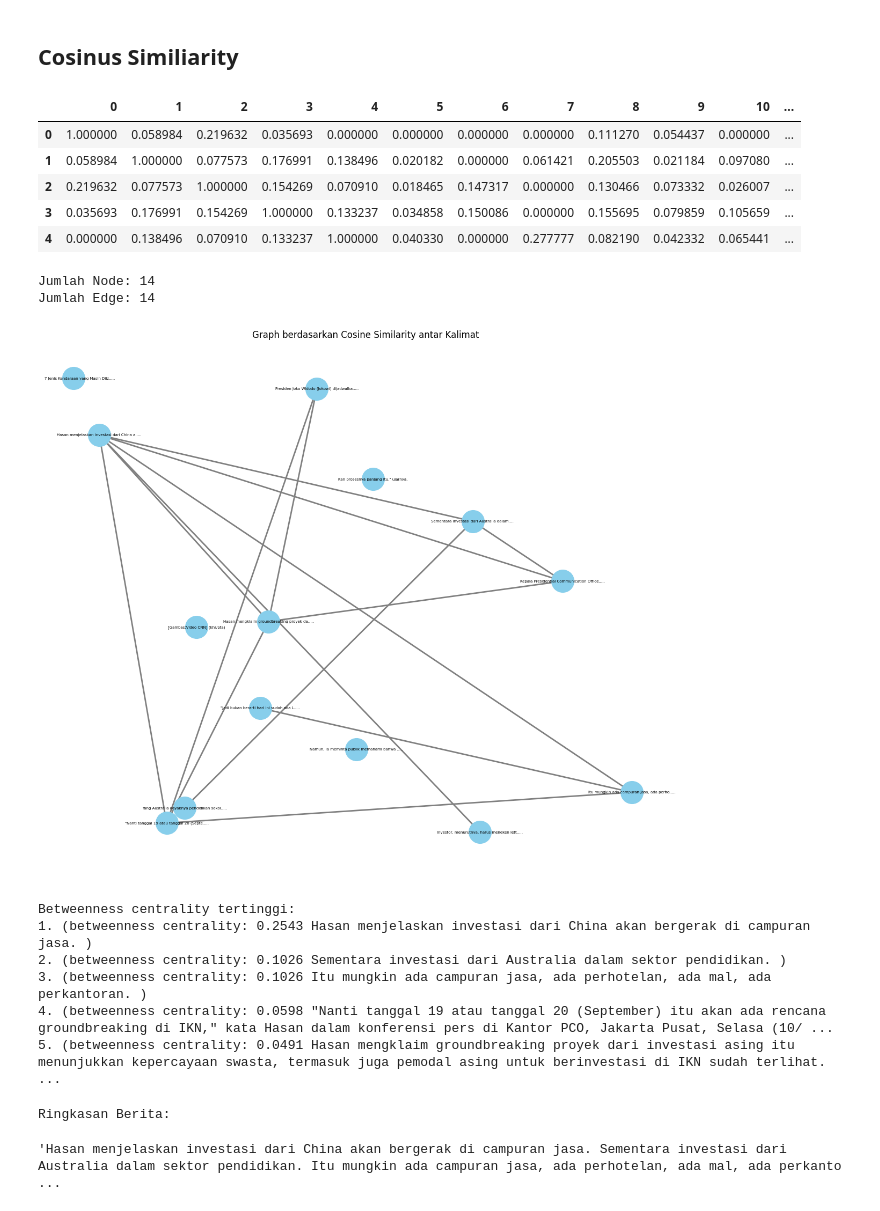
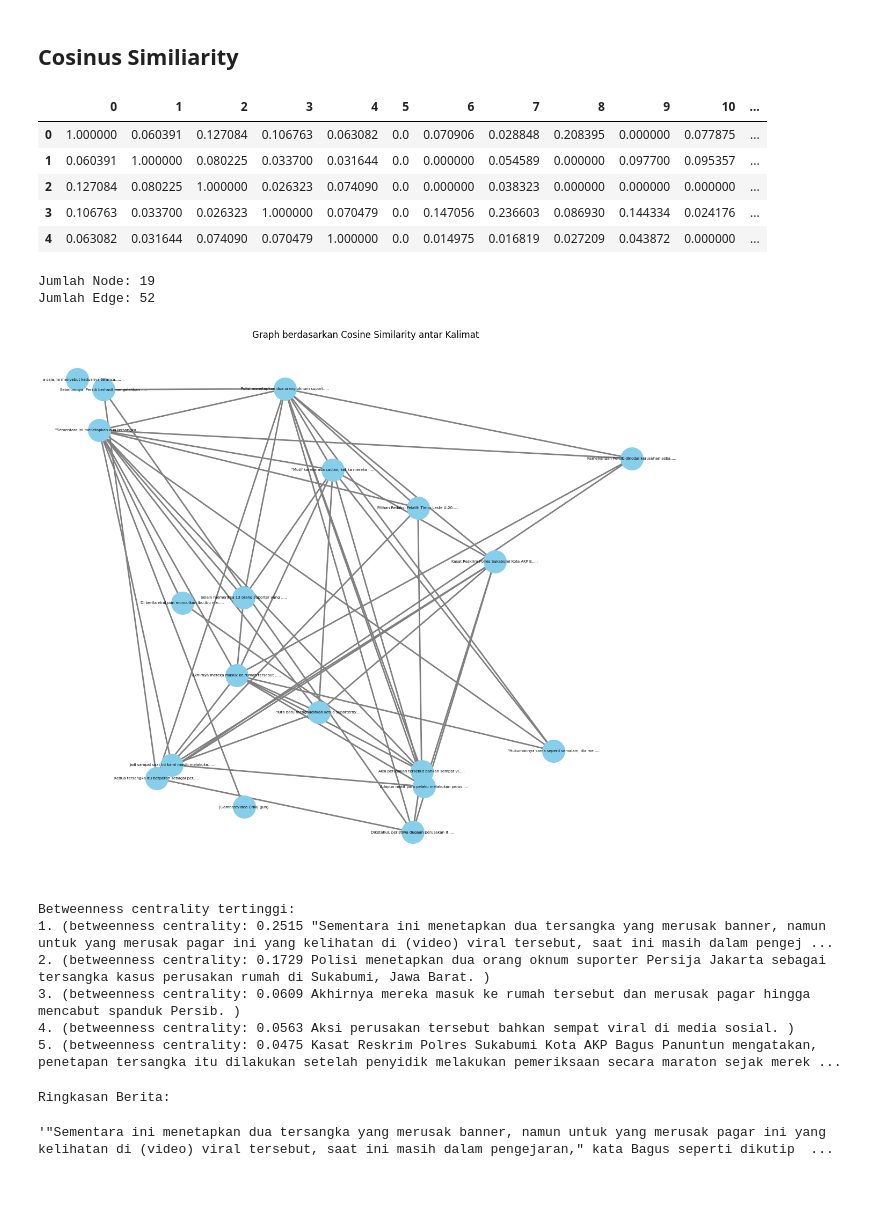
Before and after one commit to RahmaNhz/PPW, a Jupyter notebook: _sources/RingkasBerita.ipynb, the cells around one changed output. Saved outputs shown, nothing was run; the diff lists cells and outputs as text; code cells hidden in the pictures.

```diff
--- a/_sources/RingkasBerita.ipynb
+++ b/_sources/RingkasBerita.ipynb
@@ -17,6 +17,6 @@ drive.mount('/content/drive')
 Mounted at /content/drive
 # %%
 import pandas as pd
-df = pd.read_csv("/content/drive/MyDrive/PPW/tugas/2_Kategoriberita-CNN.csv")
+df = pd.read_csv("/content/drive/MyDrive/PPW/tugas/1berita.csv")
 df.head(1)
 # %% [output]
@@ -36,7 +36,7 @@ import nltk
 from sklearn.feature_extraction.text import TfidfVectorizer
 
 # Tokenisasi kalimat dari teks berita
-kalimat = nltk.sent_tokenize(df['isi'][0])
+kalimat = nltk.sent_tokenize(df['berita'][0])
 
 # Menghitung TF-IDF untuk setiap kalimat
 vectorizer = TfidfVectorizer()
@@ -47,7 +47,7 @@ tfidf_df = pd.DataFrame(tfidf_matrix.toarray(), columns=vectorizer.get_feature_n
 
 # Menampilkan hasil TF-IDF dalam bentuk DataFrame
 print("TF-IDF per Kalimat:")
-tfidf_df.head()
+tfidf_df.head(20)
 #print(tfidf_df)
 
 # Menampilkan hasil TF-IDF
@@ -74,11 +85,11 @@ similarity = pd.DataFrame(cosine, columns=range(
 similarity.head()
 # %% [output]
 |  | 0 | 1 | 2 | 3 | 4 | 5 | 6 | 7 | 8 | 9 | 10 | ... |
-| 0 | 1.000000 | 0.058984 | 0.219632 | 0.035693 | 0.000000 | 0.000000 | 0.000000 | 0.000000 | 0.111270 | 0.054437 | 0.000000 | ... |
-| 1 | 0.058984 | 1.000000 | 0.077573 | 0.176991 | 0.138496 | 0.020182 | 0.000000 | 0.061421 | 0.205503 | 0.021184 | 0.097080 | ... |
-| 2 | 0.219632 | 0.077573 | 1.000000 | 0.154269 | 0.070910 | 0.018465 | 0.147317 | 0.000000 | 0.130466 | 0.073332 | 0.026007 | ... |
-| 3 | 0.035693 | 0.176991 | 0.154269 | 1.000000 | 0.133237 | 0.034858 | 0.150086 | 0.000000 | 0.155695 | 0.079859 | 0.105659 | ... |
-| 4 | 0.000000 | 0.138496 | 0.070910 | 0.133237 | 1.000000 | 0.040330 | 0.000000 | 0.277777 | 0.082190 | 0.042332 | 0.065441 | ... |
+| 0 | 1.000000 | 0.060391 | 0.127084 | 0.106763 | 0.063082 | 0.0 | 0.070906 | 0.028848 | 0.208395 | 0.000000 | 0.077875 | ... |
+| 1 | 0.060391 | 1.000000 | 0.080225 | 0.033700 | 0.031644 | 0.0 | 0.000000 | 0.054589 | 0.000000 | 0.097700 | 0.095357 | ... |
+| 2 | 0.127084 | 0.080225 | 1.000000 | 0.026323 | 0.074090 | 0.0 | 0.000000 | 0.038323 | 0.000000 | 0.000000 | 0.000000 | ... |
+| 3 | 0.106763 | 0.033700 | 0.026323 | 1.000000 | 0.070479 | 0.0 | 0.147056 | 0.236603 | 0.086930 | 0.144334 | 0.024176 | ... |
+| 4 | 0.063082 | 0.031644 | 0.074090 | 0.070479 | 1.000000 | 0.0 | 0.014975 | 0.016819 | 0.027209 | 0.043872 | 0.000000 | ... |
 # %%
 import networkx as nx
 import matplotlib.pyplot as plt
@@ -93,42 +104,43 @@ for i in range(len(cosine)):
 for i in range(len(cosine)):
     for j in range(len(cosine)):
         similarity = cosine[i][j]
-        if similarity > 0.1 and i != j:
+        if similarity >= 0.05 and i != j:  # Mengubah dari > 0.5 menjadi >= 0.5
             G.add_edge(i, j)
+
 
 # Memotong kalimat menjadi lebih pendek
 def potong_kalimat(kalimat, max_len=40):
     if len(kalimat) > max_len:
         return kalimat[:max_len] + '.....'
     return kalimat
 
 # Membuat label node dengan kalimat yang dipotong
 labels = {i: potong_kalimat(kalimat[i], max_len=40) for i in range(len(kalimat))}
 
 
 # Menggambar graf
 plt.figure(figsize=(12, 10))
 
 # Layout untuk penempatan node
 pos = nx.random_layout(G, seed=42)
 
 # Menggambar node, edge, dan label kalimat
 nx.draw(G, pos, with_labels=False, node_color='skyblue', node_size=900, edge_color='gray', width=2)
 
 # Menggambar label dengan kalimat yang sudah dipotong di dalam node
 nx.draw_networkx_labels(G, pos, labels, font_size=5, font_color="black", verticalalignment='center', horizontalalignment='center')
 
 # Menampilkan jumlah node dan edge
 print("Jumlah Node:", nx.number_of_nodes(G))
 print("Jumlah Edge:", nx.number_of_edges(G))
 
 # Menampilkan plot
 plt.title("Graph berdasarkan Cosine Similarity antar Kalimat")
 plt.show()
 # %% [output]
-Jumlah Node: 14
-Jumlah Edge: 14
+Jumlah Node: 19
+Jumlah Edge: 52
-[figure, old version]
+[figure, new version]
 # %%
 # Menghitung betweenness centrality
 betweenness_centrality = nx.betweenness_centrality(G)
@@ -140,11 +152,11 @@ for i, (score, sentence) in enumerate(ranked_by_betweenness[:5]):
     print(f"{i+1}. (betweenness centrality: {score:.4f} {sentence} )")
 # %% [output]
 Betweenness centrality tertinggi:
-1. (betweenness centrality: 0.2543 Hasan menjelaskan investasi dari China akan bergerak di campuran jasa. )
-2. (betweenness centrality: 0.1026 Sementara investasi dari Australia dalam sektor pendidikan. )
-3. (betweenness centrality: 0.1026 Itu mungkin ada campuran jasa, ada perhotelan, ada mal, ada perkantoran. )
-4. (betweenness centrality: 0.0598 "Nanti tanggal 19 atau tanggal 20 (September) itu akan ada rencana groundbreaking di IKN," kata Hasan dalam konferensi pers di Kantor PCO, Jakarta Pusat, Selasa (10/ ...
-5. (betweenness centrality: 0.0491 Hasan mengklaim groundbreaking proyek dari investasi asing itu menunjukkan kepercayaan swasta, termasuk juga pemodal asing untuk berinvestasi di IKN sudah terlihat.  ...
+1. (betweenness centrality: 0.2515 "Sementara ini menetapkan dua tersangka yang merusak banner, namun untuk yang merusak pagar ini yang kelihatan di (video) viral tersebut, saat ini masih dalam pengej ...
+2. (betweenness centrality: 0.1729 Polisi menetapkan dua orang oknum suporter Persija Jakarta sebagai tersangka kasus perusakan rumah di Sukabumi, Jawa Barat. )
+3. (betweenness centrality: 0.0609 Akhirnya mereka masuk ke rumah tersebut dan merusak pagar hingga mencabut spanduk Persib. )
+4. (betweenness centrality: 0.0563 Aksi perusakan tersebut bahkan sempat viral di media sosial. )
+5. (betweenness centrality: 0.0475 Kasat Reskrim Polres Sukabumi Kota AKP Bagus Panuntun mengatakan, penetapan tersangka itu dilakukan setelah penyidik melakukan pemeriksaan secara maraton sejak merek ...
 # %%
 # Urutkan kalimat berdasarkan nilai centrality tertinggi
 ranked_sentences = sorted(((betweenness_centrality[i], s) for i, s in enumerate(kalimat)), reverse=True)
@@ -158,4 +170,4 @@ print("Ringkasan Berita:")
 summary
 # %% [output]
 Ringkasan Berita:
-'Hasan menjelaskan investasi dari China akan bergerak di campuran jasa. Sementara investasi dari Australia dalam sektor pendidikan. Itu mungkin ada campuran jasa, ada perhotelan, ada mal, ada perkanto ...
+'"Sementara ini menetapkan dua tersangka yang merusak banner, namun untuk yang merusak pagar ini yang kelihatan di (video) viral tersebut, saat ini masih dalam pengejaran," kata Bagus seperti dikutip  ...
```
Also changed, not shown: parts of 3 cells of this notebook, 21 other files.
